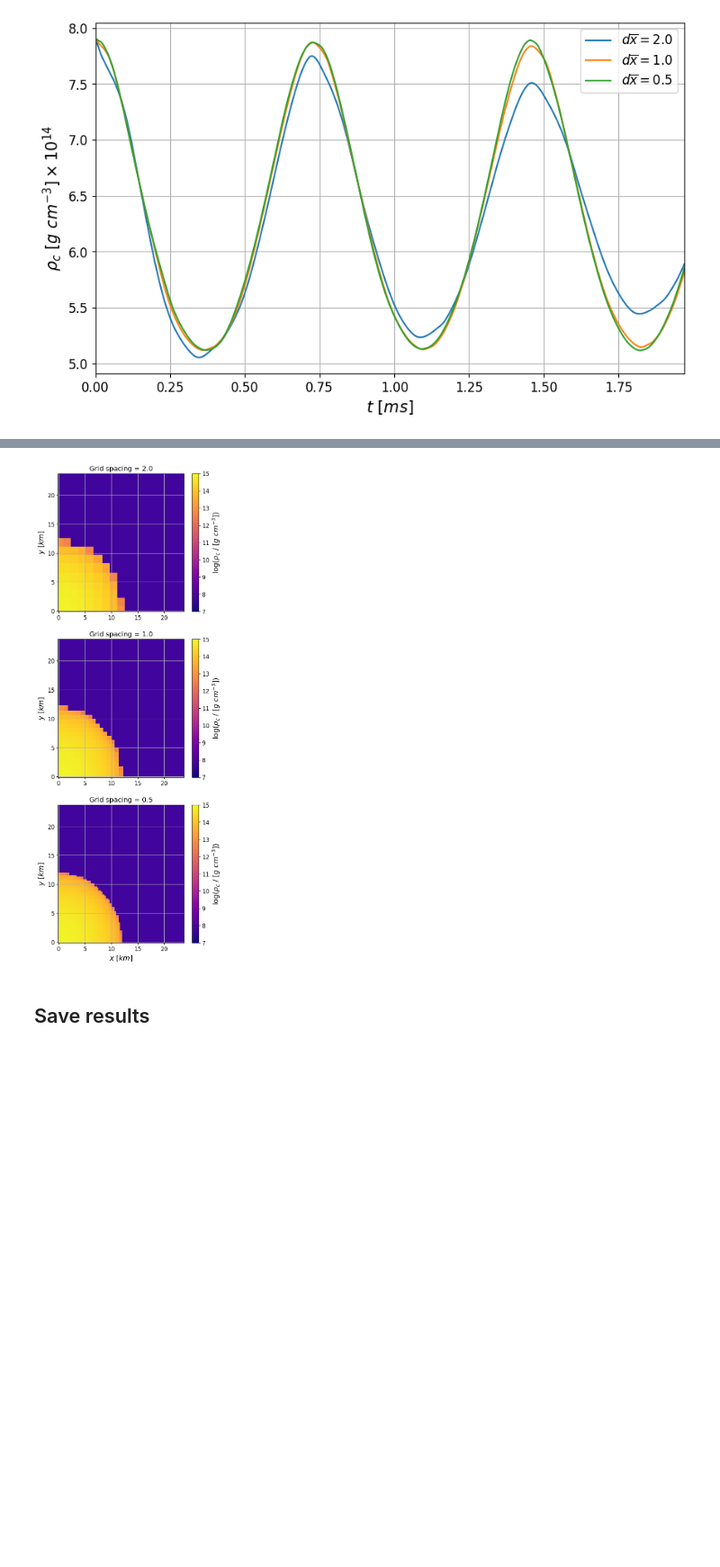
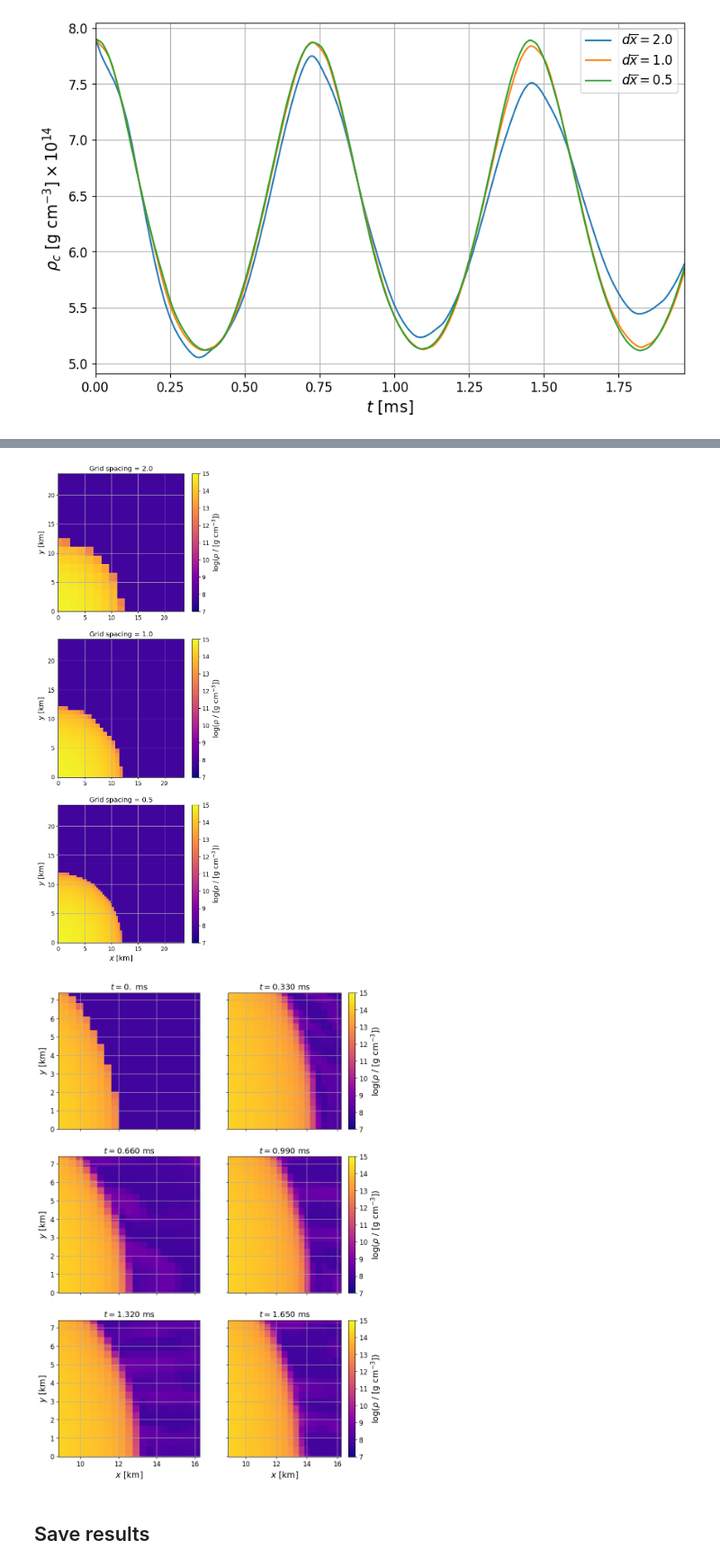
Before and after one commit to F3Solid/numerical_relativity_bicocca_2024_exercises, a Jupyter notebook: Homework_2/E2/ETK_TOV_plots.ipynb, the cells around one changed output, grey strips where cells are left out. Shown at 90% size. Drawn from its saved outputs; the diff is of its cells as text; code cells hidden in the pictures; blank space fills up the shorter version.

```diff
--- a/Homework_2/E2/ETK_TOV_plots.ipynb
+++ b/Homework_2/E2/ETK_TOV_plots.ipynb
@@ -200,7 +200,7 @@ plt.show()
 # %%
 fig, axes = plt.subplots(3, 1, figsize=(6, 18), dpi=100)
 
-small_grid = gd.UniformGrid([100, 100], x0=[0, 0], x1=[16, 16])
+small_grid = gd.UniformGrid([200, 200], x0=[0, 0], x1=[16, 16])
 
 for sim_folder, sim_res, ax, i in zip(sim_pert_folders, sim_pert_res, axes, range(len(axes))):
     sim = sd.SimDir(sim_folder)
@@ -222,22 +222,74 @@ for sim_folder, sim_res, ax, i in zip(sim_pert_folders, sim_pert_res, axes, rang
     cf = ax.pcolormesh(*rho_small_coordinate_meshgrid, rho_data,
                        norm=mpl.colors.LogNorm(*min_max), cmap=plt.colormaps['plasma'])
 
-    cb = fig.colorbar(cf, label=r'$\log(\rho_c\ /\ [g\ cm^{-3}])$', ax=ax, format=ticker.LogFormatterExponent(10))
+    cb = fig.colorbar(cf, label=r'$\log(\rho\ /\ [\mathrm{g\ cm^{-3}}])$', ax=ax, format=ticker.LogFormatterExponent(10))
     cb.minorticks_off()
 
     # ax.set_aspect('equal')
     ax.set_title('Grid spacing = {0}'.format(sim_res))
-    ax.set_ylabel(r'$y$ $[km]$')
+    ax.set_ylabel(r'$y$ $[\mathrm{km}]$')
 
     if i == len(axes) - 1:
-        ax.set_xlabel(r'$x$ $[km]$')
+        ax.set_xlabel(r'$x$ $[\mathrm{km}]$')
 
 figures.append(fig)
 figure_names.append('rho_init_rescompare')
 
 plt.show()
 # %% [output]
-[figure, old version]
+[figure, new version]
+# %%
+n_rows = 3
+n_cols = 2
+
+fig, axes = plt.subplots(n_rows, n_cols, figsize=(5 * n_cols, 5 * n_rows), dpi=100, sharex=True, sharey=True)
+
+small_grid = gd.UniformGrid([200, 200], x0=[6, 0], x1=[11, 5])
+
+sim = sd.SimDir("TOV_pert_110_subgrid_2_dx_0-5")
+rho = sim.gf.xy['rho']
+
+iteration_number = n_rows * n_cols
+iterations = [it for it, i in zip(rho.iterations, range(len(rho.iterations)))
+              if (i % math.ceil(len(rho.iterations) / iteration_number) == 0) or
+              it == rho.iterations[-1]]
+
+for it, ax in zip(iterations, axes.flat):
+    rho_small = rho.read_on_grid(it, small_grid) # First argument is the iteration number
+
+    # Get the coordinates mesh grid and convert to km
+    rho_small_coordinate_meshgrid = [coord_mesh * uc.geom_umass_msun(1).length / 1000
+                                     for coord_mesh in rho_small.coordinates_meshgrid()]
+
+    # Get the data and convert them to /cm^3
+    rho_data = rho_small.data_xyz * uc.geom_umass_msun(1).density / CGmS.density
+
+    # Round min and max data to the closer smaller and greater powers of 10 respectively
+    min_max = (10 ** math.floor(np.log10(rho_data.min())), 10 ** math.ceil(np.log10(rho_data.max())))
+
+    cf = ax.pcolormesh(*rho_small_coordinate_meshgrid, rho_data,
+                       norm=mpl.colors.LogNorm(*min_max), cmap=plt.colormaps['plasma'])
+
+    ax.set_title(r'$t={0}\ \mathrm{{ms}}$'.format(np.format_float_positional(rho.time_at_iteration(it) * uc.geom_umass_msun(1).time / CGmS.time, 3)))
+
+    if ax.get_subplotspec().is_first_col():
+        ax.set_ylabel(r'$y$ $[\mathrm{km}]$')
+
+    if ax.get_subplotspec().is_last_row():
+        ax.set_xlabel(r'$x$ $[\mathrm{km}]$')
+
+    # I didn't get why, but this should be done after placing the axis labels
+    # otherwise some labels appears where they shouldn't
+    if ax.get_subplotspec().is_last_col():
+        cb = fig.colorbar(cf, label=r'$\log(\rho\ /\ [\mathrm{g\ cm^{-3}}])$', ax=ax, format=ticker.LogFormatterExponent(10))
+        cb.minorticks_off()
+
+figures.append(fig)
+figure_names.append('rho_snapshots')
+
+plt.show()
+# %% [output]
+[figure, added]
 # %% [markdown]
 ## Save results
 # %%
```
Also changed, not shown: parts of 9 cells of this notebook.
